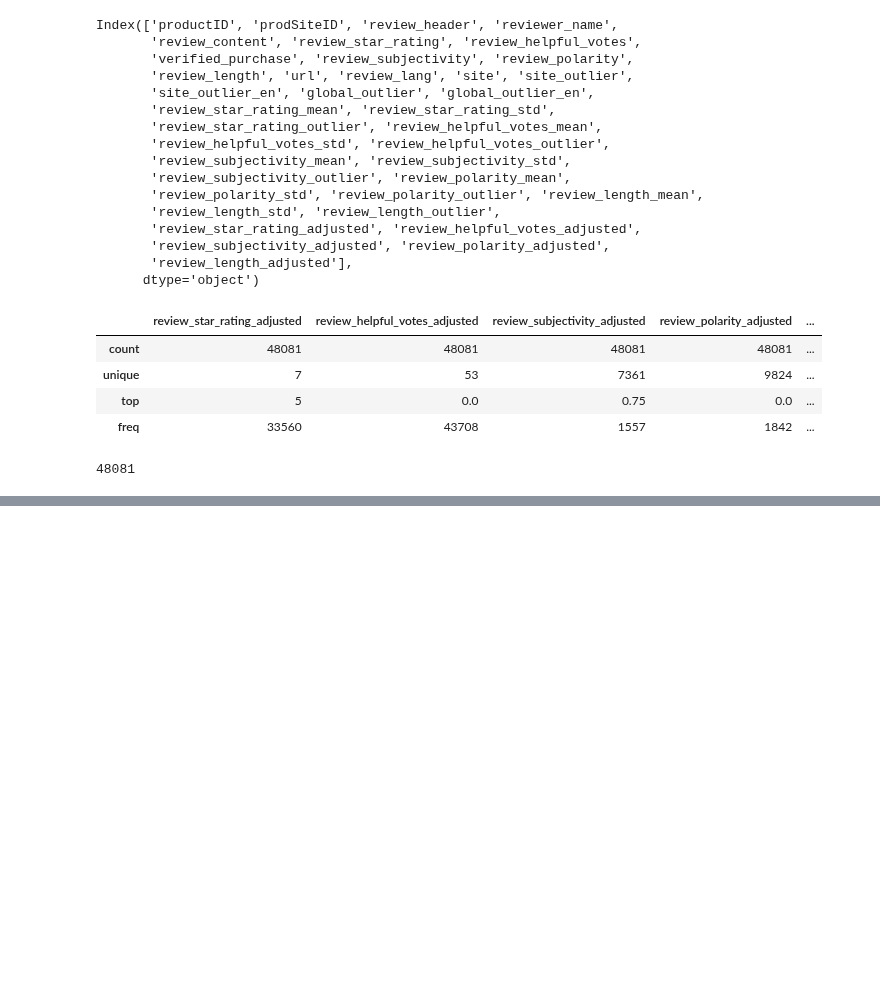
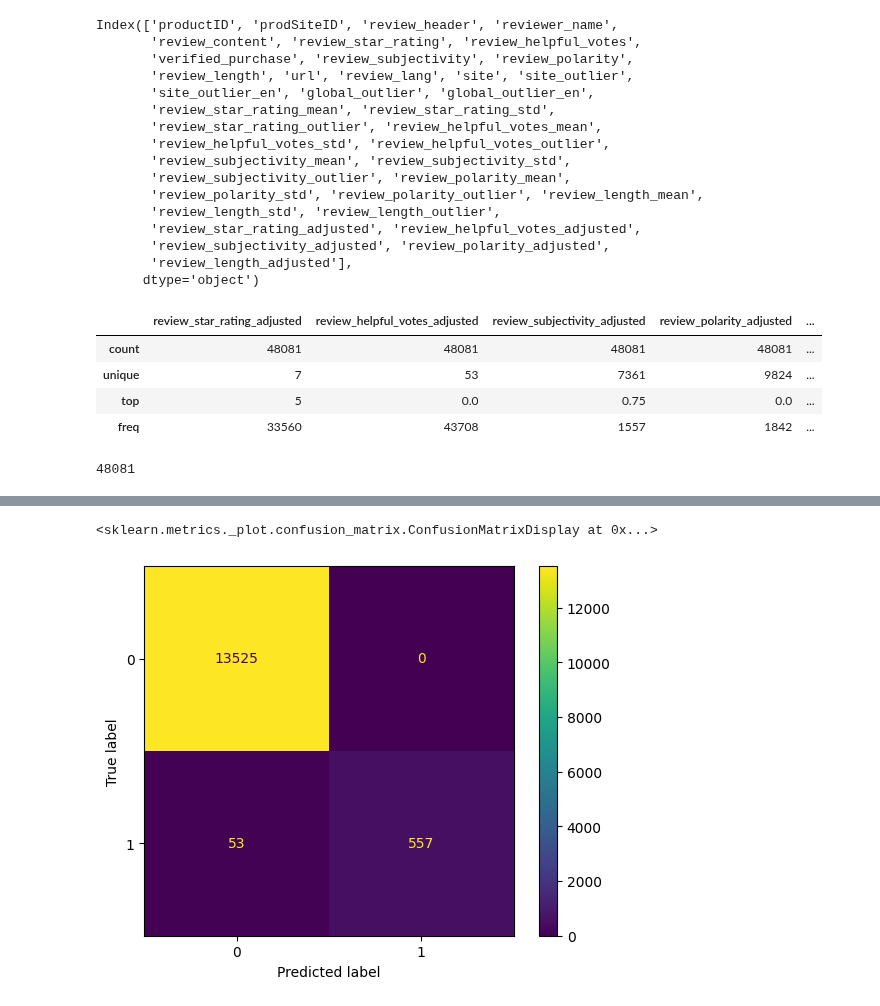
Before and after one commit to aneeshkhole/Perceived-Usefulness-of-online-customer-reviews, a Jupyter notebook: src/OutlierHandling.ipynb, the cells around one changed output, grey strips where cells are left out. Drawn from its saved outputs; the diff is of its cells as text; code cells hidden in the pictures; blank space fills up the shorter version.

```diff
--- a/src/OutlierHandling.ipynb
+++ b/src/OutlierHandling.ipynb
@@ -178,0 +345,28 @@ reviews.to_csv('../data/reviews_outlier_adjusted.csv')
+# %%
+from sklearn import svm
+pca2 = PCA(n_components=4)
+
+w = pca2.fit(X_train)
+r = pca2.transform(X_train)
+
+spt_vector = svm.SVC(
+    kernel='poly',degree=1,probability=True#,class_weight={0:.1,1:.9}
+).fit(r,y_train)
+
+X_test1_xform = pca2.transform(X_test)
+
+y_pred = spt_vector.predict(X_test1_xform)
+#spt_vector.predict_proba(X_test1_xform)[:,1] > 0.1
+# test_metrics.loc[len(test_metrics)] = {
+#     'Model':'SVM-PCA (Normalized Data)',
+#     'Accuracy':accuracy_score(y_test1,y_pred),
+#     'F1':f1_score(y_test1,y_pred),
+#     'Precision':precision_score(y_test1,y_pred),
+#     'Recall':recall_score(y_test1,y_pred)
+# }
+
+ConfusionMatrixDisplay(confusion_matrix(y_test,y_pred)).plot()
+# display(test_metrics)
+# %% [output]
+<sklearn.metrics._plot.confusion_matrix.ConfusionMatrixDisplay at 0x...>
+[figure, added]
```
Also changed, not shown: parts of 11 cells of this notebook.
